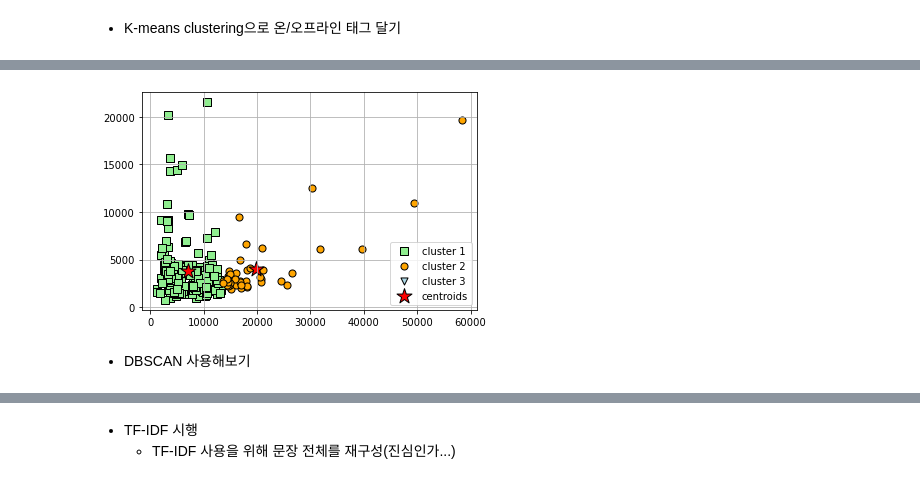
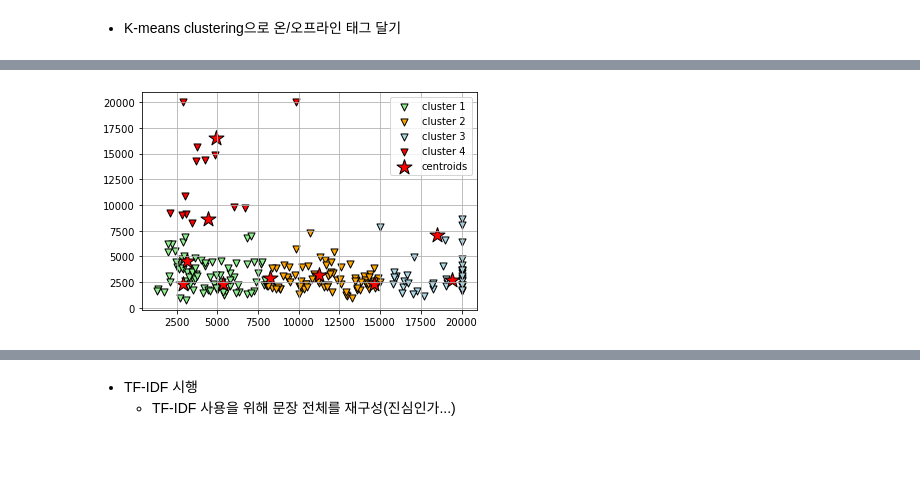
Before and after one commit to songmin9813/Leisure_Analyzer, a Jupyter notebook: Text_Mining.ipynb, the cells around one changed output, grey strips where cells are left out. Drawn from its saved outputs; the diff is of its cells as text; code cells hidden in the pictures; blank space fills up the shorter version.

```diff
--- a/Text_Mining.ipynb
+++ b/Text_Mining.ipynb
@@ -137,7 +138,7 @@ online_keywords=['온라인', '혼자', '집', '통화', '유튜브','툰','소
                  '문자', '발송', '인터넷', '청취','셀프','페이스북','그램','팟캐스트','모바일','손','유저','스킬']
 offline_keywords=['오프라인', '공간', '곳', '길', '입장', '방문', '룸','호텔','도착','경주','건축','관람','방','층','타','들어가','레슨',
                  '분위기', '여행', '관광', '지역', '시설', '출입', '모임','사람','느낌','전시','공연','데이트','훈련',
-                 '이용', '체육관', '공원', '풍경', '가족', '스포츠', '산','메이트','외식','테마','전시회','주민','예매','참여','판',
+                 '이용', '체육관', '공원', '풍경', '가족', '스포츠', '산','메이트','외식','테마','전시회','주민','선수','팀','경기',
                   '수술','캠프','직관','관람객','예약','만나','코치','조','부','무대','걷','경기','대회','춤','사람']
 print(len(online_keywords), len(offline_keywords))
 # %% [output]
@@ -421,5 +462,5 @@ plt.show()
 # %%
-km=KMeans(n_clusters=2,n_jobs=4)
+km=KMeans(n_clusters=4,n_jobs=5)
 km.fit(onoff)
 y_km=km.fit_predict(a)
 # %%
@@ -437,0 +483,16 @@ array([0, 0, 0, 0, 0, 0, 0, 0, 0, 0, 0, 1, 1, 1, 1, 1, 1, 1, 1, 1, 0, 0,
+# %%
+distortions = []
+for i in range(1, 11):
+    km = KMeans(
+        n_clusters=i, init='random',
+        n_init=10, max_iter=300,
+        tol=1e-04, random_state=0
+    )
+    km.fit(a)
+    distortions.append(km.inertia_)
+
+# plot
+plt.plot(range(1, 11), distortions, marker='o')
+plt.xlabel('Number of clusters')
+plt.ylabel('Distortion')
+plt.show()
@@ -439,35 +502,42 @@ array([0, 0, 0, 0, 0, 0, 0, 0, 0, 0, 0, 1, 1, 1, 1, 1, 1, 1, 1, 1, 0, 0,
 plt.scatter(
     a[y_km == 0, 0], a[y_km == 0, 1],
     s=50, c='lightgreen',
-    marker='s', edgecolor='black',
+    marker='v', edgecolor='black',
     label='cluster 1'
 )
 
 plt.scatter(
     a[y_km == 1, 0], a[y_km == 1, 1],
     s=50, c='orange',
-    marker='o', edgecolor='black',
+    marker='v', edgecolor='black',
     label='cluster 2'
 )
 
 plt.scatter(
     a[y_km == 2, 0], a[y_km == 2, 1],
     s=50, c='lightblue',
     marker='v', edgecolor='black',
     label='cluster 3'
 )
+
+plt.scatter(
+    a[y_km == 3, 0], a[y_km == 3, 1],
+    s=50, c='red',
+    marker='v', edgecolor='black',
+    label='cluster 4'
+)
+
+
 
 # plot the centroids
 plt.scatter(
     km.cluster_centers_[:, 0], km.cluster_centers_[:, 1],
     s=250, marker='*',
     c='red', edgecolor='black',
     label='centroids'
 )
 plt.legend(scatterpoints=1)
 plt.grid()
 plt.show()
 # %% [output]
-[figure, old version]
+[figure, new version]
-# %% [markdown]
-- DBSCAN 사용해보기
```
Also changed, not shown: parts of 20 cells of this notebook.
